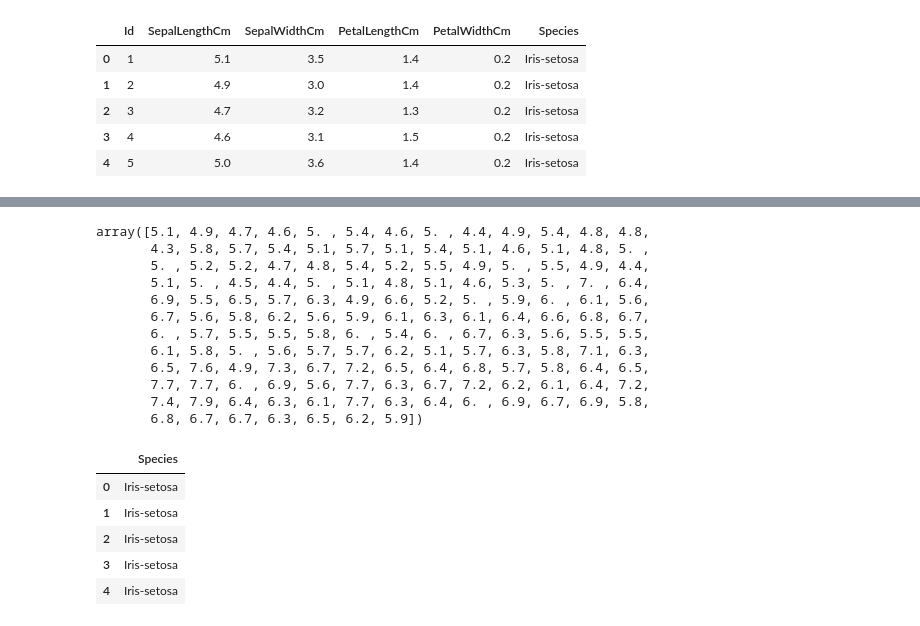
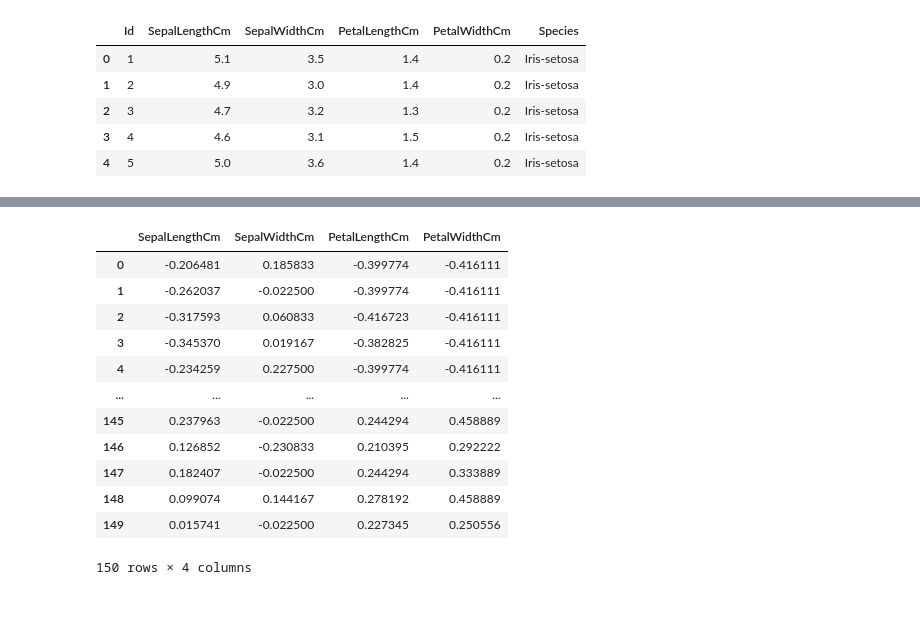
Before and after one commit to buithanhdam/Machine-Learning-Algorithms-From-Scratch, a Jupyter notebook: Regression_Linear_Logistic.ipynb, the cells around one changed output, grey strips where cells are left out. Drawn from its saved outputs; the diff is of its cells as text; code cells hidden in the pictures.

```diff
--- a/Regression_Linear_Logistic.ipynb
+++ b/Regression_Linear_Logistic.ipynb
@@ -17,0 +53,32 @@ our model that minimizes the loss function
+# %%
+class FeatureScaling:
+    def __init__(self):
+        self.class_to_index = {}
+        self.index_to_class = {}
+
+    def fit(self, y):
+        unique_classes = np.unique(y)
+        self.class_to_index = {cls: idx for idx, cls in enumerate(unique_classes)}
+        self.index_to_class = {idx: cls for idx, cls in enumerate(unique_classes)}
+
+    def transform(self, y):
+        return np.array([self.class_to_index[cls] for cls in y])
+
+    def label_fit_transform(self, y):
+        y=y.tolist()
+        self.fit(y)
+        return self.transform(y)
+
+    def label_inverse_transform(self, y):
+        y=y.tolist()
+        return np.array([self.index_to_class[idx] for idx in y])
+
+    def mean_normalize(self,df):
+        normalized_df = df.copy()
+        for column in normalized_df.columns:
+            col_mean = df[column].mean()
+            col_range = df[column].max() - df[column].min()
+            if col_range == 0:
+                col_range = 1  # Tránh chia cho 0
+            normalized_df[column] = (df[column] - col_mean) / col_range
+        return normalized_df
@@ -93,4 +171,5 @@ df.head(5)
 | 4 | 5 | 5.0 | 3.6 | 1.4 | 0.2 | Iris-setosa |
 # %%
 input = df[['SepalLengthCm','SepalWidthCm','PetalLengthCm','PetalWidthCm']]
-target = df[['Species']]
+target = df['Species']
+fs = FeatureScaling()
@@ -110,24 +176,19 @@ input.iloc[0:2].shape
-# %%
-np.array(input.iloc[:,0])
-# %% [output]
-array([5.1, 4.9, 4.7, 4.6, 5. , 5.4, 4.6, 5. , 4.4, 4.9, 5.4, 4.8, 4.8,
-       4.3, 5.8, 5.7, 5.4, 5.1, 5.7, 5.1, 5.4, 5.1, 4.6, 5.1, 4.8, 5. ,
-       5. , 5.2, 5.2, 4.7, 4.8, 5.4, 5.2, 5.5, 4.9, 5. , 5.5, 4.9, 4.4,
-       5.1, 5. , 4.5, 4.4, 5. , 5.1, 4.8, 5.1, 4.6, 5.3, 5. , 7. , 6.4,
-       6.9, 5.5, 6.5, 5.7, 6.3, 4.9, 6.6, 5.2, 5. , 5.9, 6. , 6.1, 5.6,
-       6.7, 5.6, 5.8, 6.2, 5.6, 5.9, 6.1, 6.3, 6.1, 6.4, 6.6, 6.8, 6.7,
-       6. , 5.7, 5.5, 5.5, 5.8, 6. , 5.4, 6. , 6.7, 6.3, 5.6, 5.5, 5.5,
-       6.1, 5.8, 5. , 5.6, 5.7, 5.7, 6.2, 5.1, 5.7, 6.3, 5.8, 7.1, 6.3,
-       6.5, 7.6, 4.9, 7.3, 6.7, 7.2, 6.5, 6.4, 6.8, 5.7, 5.8, 6.4, 6.5,
-       7.7, 7.7, 6. , 6.9, 5.6, 7.7, 6.3, 6.7, 7.2, 6.2, 6.1, 6.4, 7.2,
-       7.4, 7.9, 6.4, 6.3, 6.1, 7.7, 6.3, 6.4, 6. , 6.9, 6.7, 6.9, 5.8,
-       6.8, 6.7, 6.7, 6.3, 6.5, 6.2, 5.9])
-# %%
-target.head(5)
-# %% [output]
-|  | Species |
-| 0 | Iris-setosa |
-| 1 | Iris-setosa |
-| 2 | Iris-setosa |
-| 3 | Iris-setosa |
-| 4 | Iris-setosa |
+# %%
+X = fs.mean_normalize(input)
+y = fs.label_fit_transform(target)
+# %%
+X
+# %% [output]
+|  | SepalLengthCm | SepalWidthCm | PetalLengthCm | PetalWidthCm |
+| 0 | -0.206481 | 0.185833 | -0.399774 | -0.416111 |
+| 1 | -0.262037 | -0.022500 | -0.399774 | -0.416111 |
+| 2 | -0.317593 | 0.060833 | -0.416723 | -0.416111 |
+| 3 | -0.345370 | 0.019167 | -0.382825 | -0.416111 |
+| 4 | -0.234259 | 0.227500 | -0.399774 | -0.416111 |
+| ... | ... | ... | ... | ... |
+| 145 | 0.237963 | -0.022500 | 0.244294 | 0.458889 |
+| 146 | 0.126852 | -0.230833 | 0.210395 | 0.292222 |
+| 147 | 0.182407 | -0.022500 | 0.244294 | 0.333889 |
+| 148 | 0.099074 | 0.144167 | 0.278192 | 0.458889 |
+| 149 | 0.015741 | -0.022500 | 0.227345 | 0.250556 |
+150 rows × 4 columns
```
Also changed, not shown: parts of 20 cells of this notebook.
